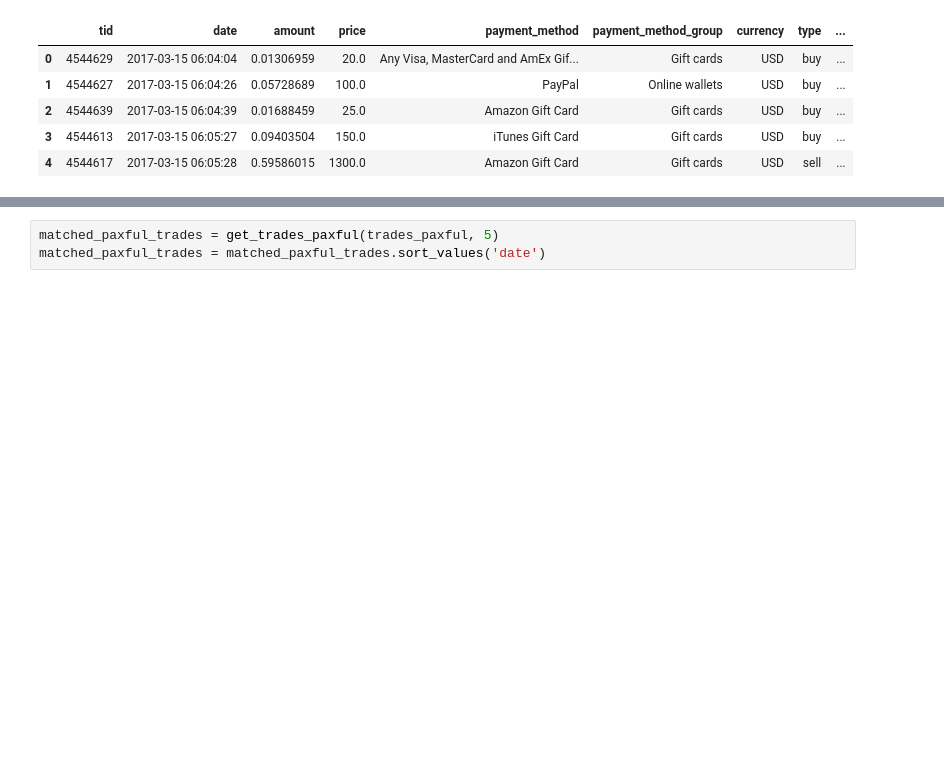
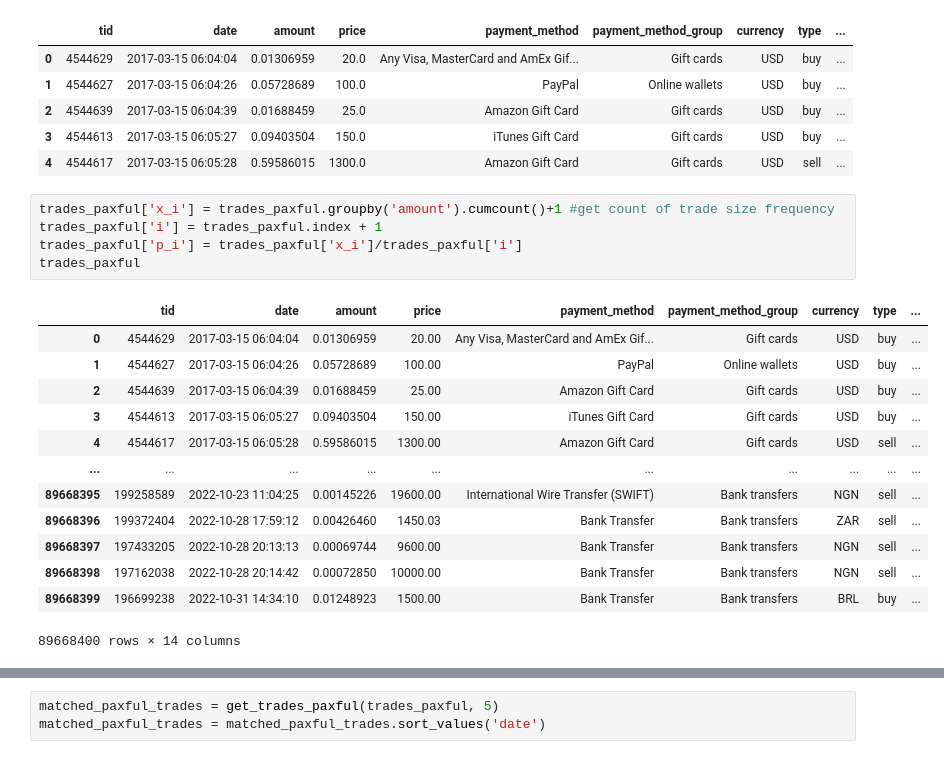
Before and after one commit to austinkennedy/crypto, a Jupyter notebook: code/vehicle_trade_algorithm.ipynb, the cells around one changed output, grey strips where cells are left out. Saved outputs shown, nothing was run; the diff lists cells and outputs as text; blank space fills up the shorter version.

```diff
--- a/code/vehicle_trade_algorithm.ipynb
+++ b/code/vehicle_trade_algorithm.ipynb
@@ -148,3 +131,22 @@ trades_paxful.head()
 | 2 | 4544639 | 2017-03-15 06:04:39 | 0.01688459 | 25.0 | Amazon Gift Card | Gift cards | USD | buy | ... |
 | 3 | 4544613 | 2017-03-15 06:05:27 | 0.09403504 | 150.0 | iTunes Gift Card | Gift cards | USD | buy | ... |
 | 4 | 4544617 | 2017-03-15 06:05:28 | 0.59586015 | 1300.0 | Amazon Gift Card | Gift cards | USD | sell | ... |
+# %%
+trades_paxful['x_i'] = trades_paxful.groupby('amount').cumcount()+1 #get count of trade size frequency
+trades_paxful['i'] = trades_paxful.index + 1
+trades_paxful['p_i'] = trades_paxful['x_i']/trades_paxful['i']
+trades_paxful
+# %% [output]
+|  | tid | date | amount | price | payment_method | payment_method_group | currency | type | ... |
+| 0 | 4544629 | 2017-03-15 06:04:04 | 0.01306959 | 20.00 | Any Visa, MasterCard and AmEx Gif... | Gift cards | USD | buy | ... |
+| 1 | 4544627 | 2017-03-15 06:04:26 | 0.05728689 | 100.00 | PayPal | Online wallets | USD | buy | ... |
+| 2 | 4544639 | 2017-03-15 06:04:39 | 0.01688459 | 25.00 | Amazon Gift Card | Gift cards | USD | buy | ... |
+| 3 | 4544613 | 2017-03-15 06:05:27 | 0.09403504 | 150.00 | iTunes Gift Card | Gift cards | USD | buy | ... |
+| 4 | 4544617 | 2017-03-15 06:05:28 | 0.59586015 | 1300.00 | Amazon Gift Card | Gift cards | USD | sell | ... |
+| ... | ... | ... | ... | ... | ... | ... | ... | ... | ... |
+| 89668395 | 199258589 | 2022-10-23 11:04:25 | 0.00145226 | 19600.00 | International Wire Transfer (SWIFT) | Bank transfers | NGN | sell | ... |
+| 89668396 | 199372404 | 2022-10-28 17:59:12 | 0.00426460 | 1450.03 | Bank Transfer | Bank transfers | ZAR | sell | ... |
+| 89668397 | 197433205 | 2022-10-28 20:13:13 | 0.00069744 | 9600.00 | Bank Transfer | Bank transfers | NGN | sell | ... |
+| 89668398 | 197162038 | 2022-10-28 20:14:42 | 0.00072850 | 10000.00 | Bank Transfer | Bank transfers | NGN | sell | ... |
+| 89668399 | 196699238 | 2022-10-31 14:34:10 | 0.01248923 | 1500.00 | Bank Transfer | Bank transfers | BRL | buy | ... |
+89668400 rows × 14 columns
```
Also changed, not shown: parts of 3 cells of this notebook, 2 other files.
